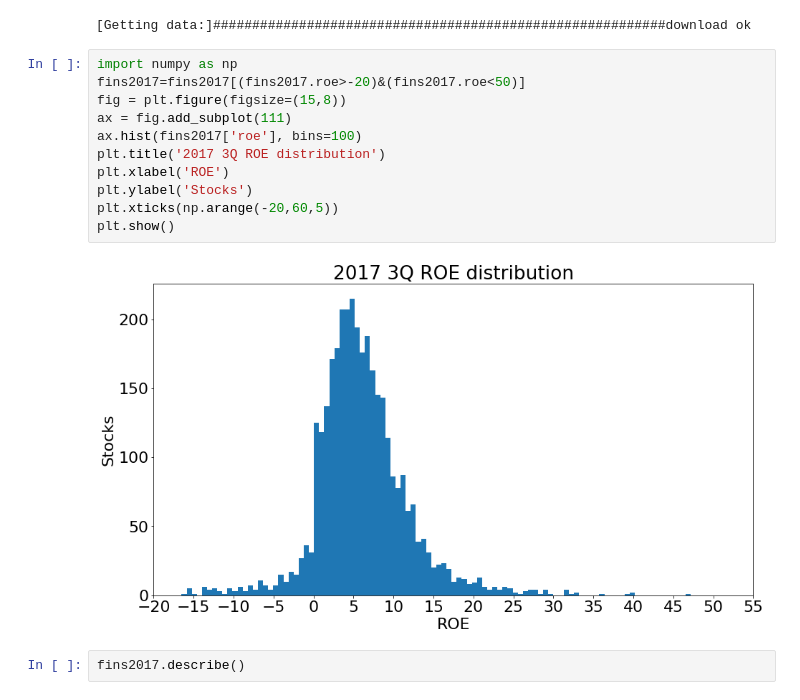
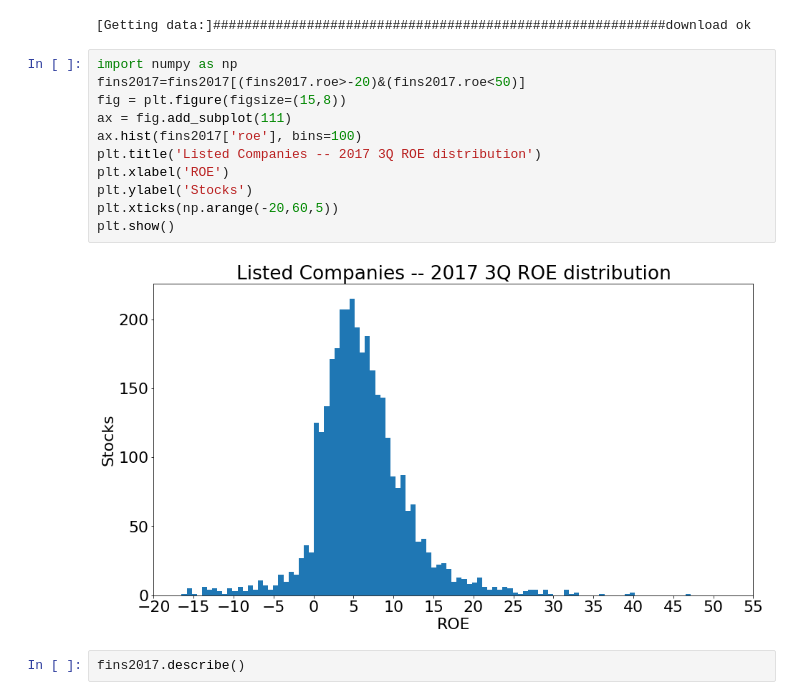
Before and after one commit to BrianShanghai/mygit, a Jupyter notebook: invest.ipynb, the cells around one changed output. Drawn from its saved outputs; the diff is of its cells as text.

```diff
--- a/invest.ipynb
+++ b/invest.ipynb
@@ -77,16 +77,16 @@ print('download ok')
 # %%
 import numpy as np
 fins2017=fins2017[(fins2017.roe>-20)&(fins2017.roe<50)]
 fig = plt.figure(figsize=(15,8))
 ax = fig.add_subplot(111)
 ax.hist(fins2017['roe'], bins=100)
-plt.title('2017 3Q ROE distribution')
+plt.title('Listed Companies -- 2017 3Q ROE distribution')
 plt.xlabel('ROE')
 plt.ylabel('Stocks')
 plt.xticks(np.arange(-20,60,5))
 plt.show()
 # %% [output]
-[figure, old version]
+[figure, new version]
 # %%
 fins2017.describe()
 # %% [output]
```
Also changed, not shown: parts of 1 cell of this notebook.
